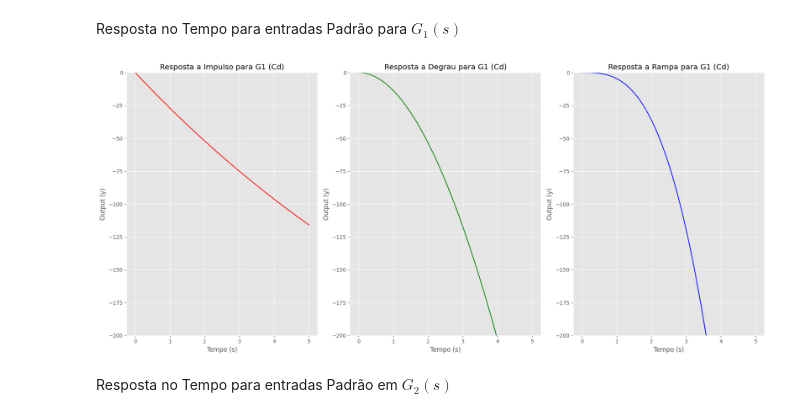
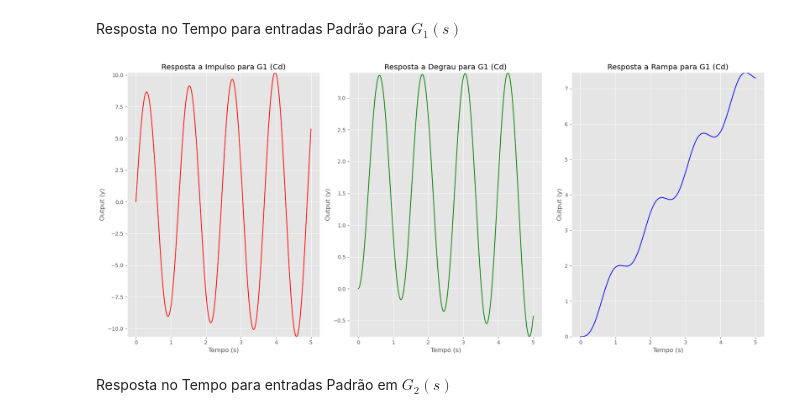
Before and after one commit to felipehmsantos/3-DOF-Rocket-Model, a Jupyter notebook: 3DOF-Rocket_Model.ipynb, the cells around one changed output. Cells and saved outputs as stored; diff of their text form; code cells hidden in the pictures.

```diff
--- a/3DOF-Rocket_Model.ipynb
+++ b/3DOF-Rocket_Model.ipynb
@@ -159,11 +141,11 @@ $\displaystyle 243.247355832905$
 Equações de movimento linearizadas, em termos das variáveis de estado incrementais $\mathbf{x} = (y, \theta,\dot x, \dot y, \dot \theta)$, expressa na forma de espaço de estados com as entradas $Cd, w, T$ representando variações incrementais ao redor da condição de equilíbrio:
 $\dfrac{\text{d} \mathbf{x}}{\text{d} t} = \mathbf{A} \mathbf{x} + \mathbf{B} \mathbf{u} + \mathbf{E} \mathbf{w}$
 # %%
-A3 = [ d2x_s.diff(i).subs({ φ: θ, θ.diff(t): 0, θ: (sp.pi/2), x.diff(t): 6, y.diff(t): 243.24, α: 0,Cd: 0.35, w: 6, m: 27, T:558.26 ,Jg:12.622, A_f:0.021 ,A_m:0.021,g:9.81 ,ρ:1.225 ,D_Cp:0.381 ,Cl:1.5}) for i in [ y, θ, x.diff(t), y.diff(t), θ.diff(t)] ]
-A4 = [ d2y_s.diff(i).subs({ φ: θ, θ.diff(t): 0, θ: (sp.pi/2), x.diff(t): 6, y.diff(t): 243.24, α: 0,Cd: 0.35, w: 6, m: 27, T:558.26 ,Jg:12.622, A_f:0.021 ,A_m:0.021,g:9.81 ,ρ:1.225 ,D_Cp:0.381 ,Cl:1.5}) for i in [ y, θ, x.diff(t), y.diff(t), θ.diff(t)] ]
-A5 = [ d2θ_s.diff(i).subs({ φ: θ, θ.diff(t): 0, θ: (sp.pi/2), x.diff(t): 6, y.diff(t): 243.24, α: 0,Cd: 0.35, w: 6, m: 27, T:558.26 ,Jg:12.622, A_f:0.021 ,A_m:0.021,g:9.81 ,ρ:1.225 ,D_Cp:0.381 ,Cl:1.5}) for i in [ y, θ, x.diff(t), y.diff(t), θ.diff(t)] ]
+A3 = [ d2x_s.diff(i).subs({ ε: 0, φ: θ, θ.diff(t): 0, θ: (sp.pi/2), x.diff(t): 6, y.diff(t): 243.24, α: 0,Cd: 0.35, w: 6, m: 27, T:558.26 ,Jg:12.622, A_f:0.021 ,A_m:0.021,g:9.81 ,ρ:1.225 ,D_Cp:0.381 ,Cl:1.5}) for i in [ y, θ, x.diff(t), y.diff(t), θ.diff(t)] ]
+A4 = [ d2y_s.diff(i).subs({ ε: 0, φ: θ, θ.diff(t): 0, θ: (sp.pi/2), x.diff(t): 6, y.diff(t): 243.24, α: 0,Cd: 0.35, w: 6, m: 27, T:558.26 ,Jg:12.622, A_f:0.021 ,A_m:0.021,g:9.81 ,ρ:1.225 ,D_Cp:0.381 ,Cl:1.5}) for i in [ y, θ, x.diff(t), y.diff(t), θ.diff(t)] ]
+A5 = [ d2θ_s.diff(i).subs({ ε: 0, φ: θ, θ.diff(t): 0, θ: (sp.pi/2), x.diff(t): 6, y.diff(t): 243.24, α: 0,Cd: 0.35, w: 6, m: 27, T:558.26 ,Jg:12.622, A_f:0.021 ,A_m:0.021,g:9.81 ,ρ:1.225 ,D_Cp:0.381 ,Cl:1.5}) for i in [ y, θ, x.diff(t), y.diff(t), θ.diff(t)] ]
 # %%
-B3 = d2x_s.diff(Cd).subs({ φ: θ, θ.diff(t): 0, θ: (np.pi/2), x.diff(t): 6, y.diff(t): 243.24, α: 0,Cd: 0.35, w: 6, m: 27, T:558.26 ,Jg:12.622, A_f:0.021 ,A_m:0.021,g:9.81 ,ρ:1.225 ,D_Cp:0.381 ,Cl:1.5})
-B4 = d2y_s.diff(Cd).subs({ φ: θ, θ.diff(t): 0, θ: (np.pi/2), x.diff(t): 6, y.diff(t): 243.24, α: 0,Cd: 0.35, w: 6, m: 27, T:558.26 ,Jg:12.622, A_f:0.021 ,A_m:0.021,g:9.81 ,ρ:1.225 ,D_Cp:0.381 ,Cl:1.5})
-B5 = d2θ_s.diff(Cd).subs({ φ: θ, θ.diff(t): 0, θ: (np.pi/2), x.diff(t): 6, y.diff(t): 243.24, α: 0,Cd: 0.35, w: 6, m: 27, T:558.26 ,Jg:12.622, A_f:0.021 ,A_m:0.021,g:9.81 ,ρ:1.225 ,D_Cp:0.381 ,Cl:1.5})
+B3 = d2x_s.diff(ε).subs({ K_c: 1, ε: 0, φ: θ, θ.diff(t): 0, θ: (np.pi/2), x.diff(t): 6, y.diff(t): 243.24, α: 0,Cd: 0.35, w: 6, m: 27, T:558.26 ,Jg:12.622, A_f:0.021 ,A_m:0.021,g:9.81 ,ρ:1.225 ,D_Cp:0.381 ,Cl:1.5})
+B4 = d2y_s.diff(ε).subs({ K_c: 1, ε: 0, φ: θ, θ.diff(t): 0, θ: (np.pi/2), x.diff(t): 6, y.diff(t): 243.24, α: 0,Cd: 0.35, w: 6, m: 27, T:558.26 ,Jg:12.622, A_f:0.021 ,A_m:0.021,g:9.81 ,ρ:1.225 ,D_Cp:0.381 ,Cl:1.5})
+B5 = d2θ_s.diff(ε).subs({ K_c: 1, ε: 0, φ: θ, θ.diff(t): 0, θ: (np.pi/2), x.diff(t): 6, y.diff(t): 243.24, α: 0,Cd: 0.35, w: 6, m: 27, T:558.26 ,Jg:12.622, A_f:0.021 ,A_m:0.021,g:9.81 ,ρ:1.225 ,D_Cp:0.381 ,Cl:1.5})
 # %%
@@ -193,10 +175,10 @@ $G1 = Y(s)/Cd(s)$
 
 $G2 = Y(s)/W(s)$
 # %%
-O = sp.Matrix([[1],[0],[0],[0],[0]])
+O = sp.Matrix([[0],[1],[0],[0],[0]])
 # %%
-G1 = O.transpose()*(((s * sp.eye(5)) - A).inv())*B
-G2 = O.transpose()*(((s * sp.eye(5)) - A).inv())*C
+G1 = sp.simplify(O.transpose()*(((s * sp.eye(5)) - A).inv())*B)
+G2 = sp.simplify(O.transpose()*(((s * sp.eye(5)) - A).inv())*E)
 numG1, denG1 = sp.fraction(G1[0])
 numG2, denG2 = sp.fraction(G2[0])
 # %%
@@ -315,38 +297,38 @@ rampG1 = ct.forced_response(T1, time_vector, ramp_input)
 plt.figure(figsize=(18, 8))
 
 # Calculate global min and max for y-axis across all responses
 all_outputs = np.concatenate([rampG1.outputs, impulseG1.outputs, stepG1.outputs])
-y_min = -200
+y_min = -25
 y_max = np.max(all_outputs)
 
 plt.subplot(1, 3, 1)
 plt.plot(impulseG1.time, impulseG1.outputs, color='red')
 plt.title("Resposta a Impulso para G1 (Cd)")
 plt.xlabel("Tempo (s)")
 plt.ylabel("Output (y)")
 plt.grid(True)
-plt.ylim(y_min, y_max) # Apply global y-limits
+plt.autoscale(enable=True, axis='y', tight=True) # Apply global y-limits
 
 plt.subplot(1, 3, 2)
 plt.plot(stepG1.time, stepG1.outputs, color='green')
 plt.title("Resposta a Degrau para G1 (Cd)")
 plt.xlabel("Tempo (s)")
 plt.ylabel("Output (y)")
 plt.grid(True)
-plt.ylim(y_min, y_max) # Apply global y-limits
+plt.autoscale(enable=True, axis='y', tight=True) # Apply global y-limits
 
 plt.subplot(1, 3, 3)
 plt.plot(rampG1.time, rampG1.outputs, color='blue')
 plt.title("Resposta a Rampa para G1 (Cd)")
 plt.xlabel("Tempo (s)")
 plt.ylabel("Output (y)")
 plt.grid(True)
-plt.ylim(y_min, y_max) # Apply global y-limits
+plt.autoscale(enable=True, axis='y', tight=True) # Apply global y-limits
 
 plt.tight_layout()
 plt.show()
 # %% [output]
-[figure, old version]
+[figure, new version]
 # %% [markdown]
 Resposta no Tempo para entradas Padrão em $G_2(s)$
 # %%
```
Also changed, not shown: parts of 28 cells of this notebook, 2 other files.
